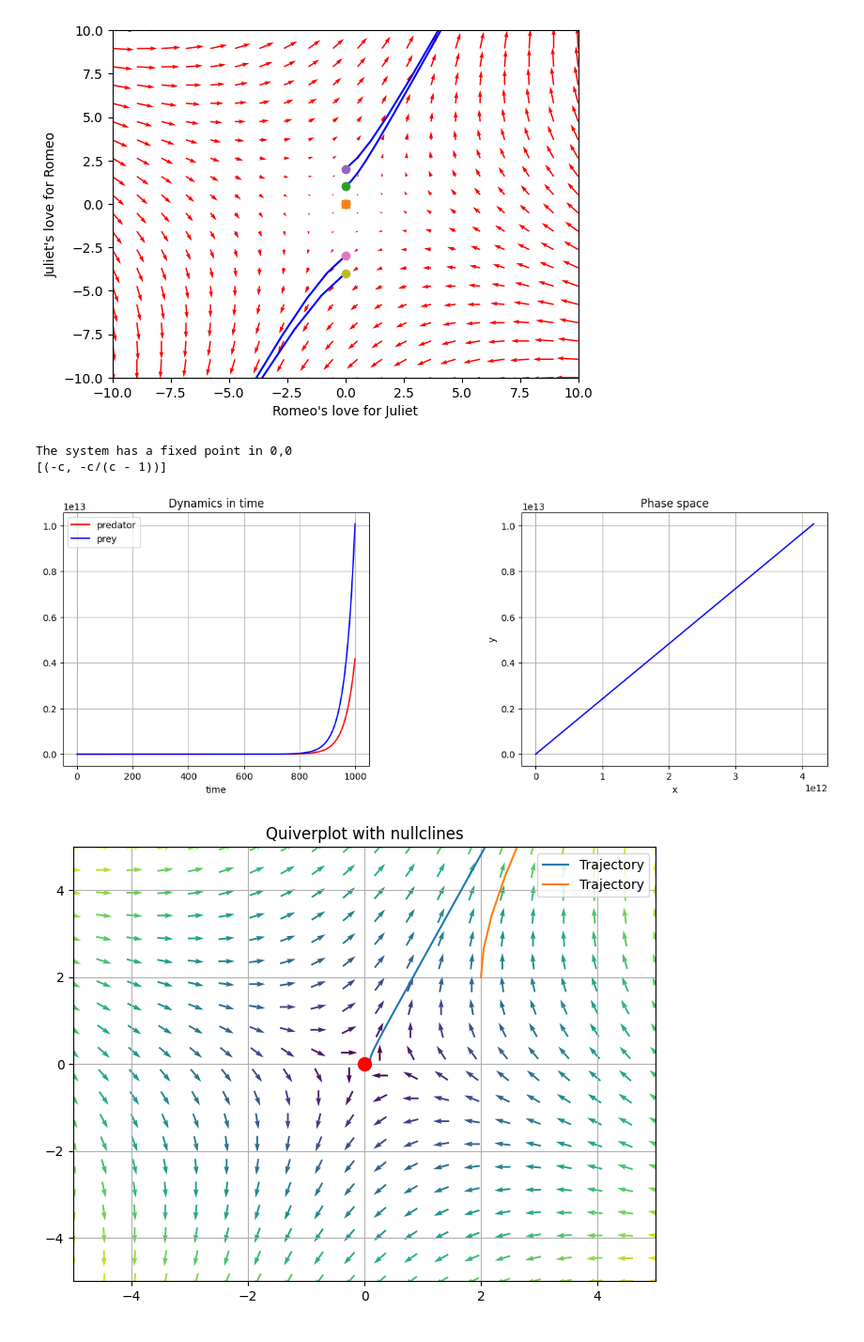
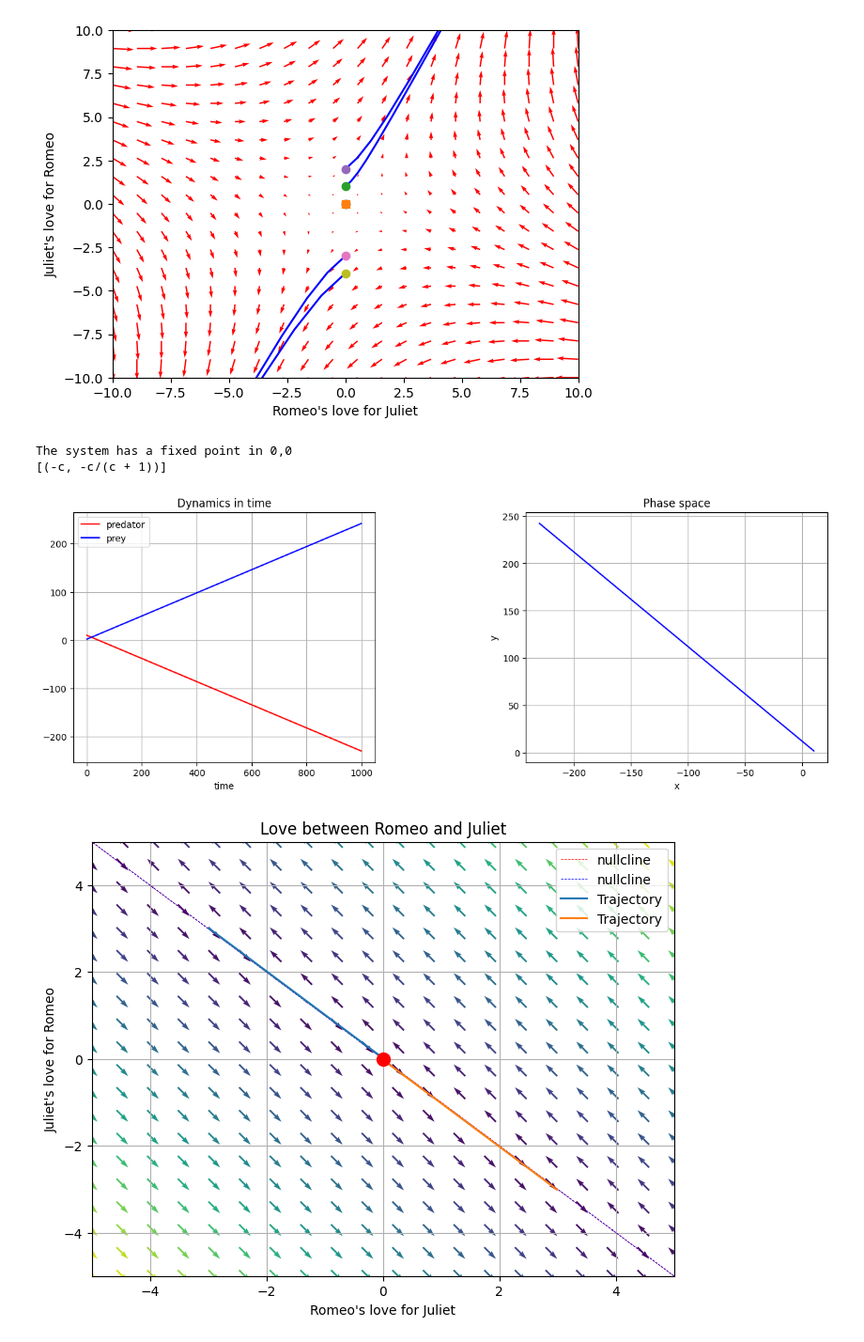
Before and after one commit to tangvanminh/ex2, a Jupyter notebook: t.ipynb, the cells around one changed output. Shown: that part at 94% size. Saved outputs shown, nothing was run; the diff lists cells and outputs as text; code cells hidden in the pictures.

Commit message:
add nullcline

```diff
--- a/t.ipynb
+++ b/t.ipynb
@@ -113,7 +113,7 @@ import sympy as sm
 from sympy import Symbol, Function, Derivative, Eq, dsolve, solve
 
 a = -1
-b = 1
+b = -1
 c = 1
 d = 1
 r0 = 1
@@ -201,48 +201,58 @@ ax4 = fig2.add_subplot(1,1,1)
 x = np.linspace(0,2,20)
 y = np.arange(0,2,20)
 
-# # plot nullclines
-# ax4.plot([0,2],[0,2], 'r--', lw=0.5, label='x-nullcline')
-# ax4.plot([0,2],[0,2], 'b--', lw=0.5, label='y-nullcline')
+
+# plot nullclines
+ax4.plot([-5*(-a/b),5*(-a/b)],[-5,5], 'r--', lw=0.5, label='nullcline')
+ax4.plot([-5*(-c/d),5*(-c/d)],[-5,5], 'b--', lw=0.5, label='nullcline')
 
 values = np.linspace(0.1, 2, 2)
 t = np.linspace(0, 150, 1000)
-for v in values:
-    # Starting point of each trajectory
-    P0 = [E*v for E in EQ]
-    # Integrate system of ODEs to get x and y values
-    P = integrate.odeint(Sys, P0, t)
-    # Plot each trajectory
-    ax4.plot( P[:,0], P[:,1],
-            # Assign starting point to trajectory label
-            label='Trajectory' )
+
+# Starting point of each trajectory
+P0 = [0.01,0.01]
+# Integrate system of ODEs to get x and y values
+P = integrate.odeint(Sys, P0, t)
+# Plot each trajectory
+ax4.plot( P[:,0], P[:,1],
+        # Assign starting point to trajectory label
+        label='Trajectory' )
+P0 = [-0.01,-0.01]
+# Integrate system of ODEs to get x and y values
+P = integrate.odeint(Sys, P0, t)
+# Plot each trajectory
+ax4.plot( P[:,0], P[:,1],
+        # Assign starting point to trajectory label
+        label='Trajectory' )
 
 
 # plot fixed points
 for point in fp:
     ax4.plot(point[0],point[1],"red", marker = "o", markersize = 10.0)
-ax4.set_title("Quiverplot with nullclines")
+ax4.set_title("Love between Romeo and Juliet")
+ax4.set_xlabel("Romeo's love for Juliet")
+ax4.set_ylabel("Juliet's love for Romeo")
 ax4.legend(loc='best')
 
 # quiverplot
 # define a grid and compute direction at each point
 x = np.linspace(-5, 5, 20)
 y = np.linspace(-5, 5, 20)
 
 X1 , Y1  = np.meshgrid(x, y)                    # create a grid
 DX1, DY1 = Sys([X1, Y1])                        # compute growth rate on the grid
 M = (np.hypot(DX1, DY1))                        # norm growth rate
 M[ M == 0] = 1.                                 # avoid zero division errors
 DX1 /= M                                        # normalize each arrows
 DY1 /= M
 
 ax4.quiver(X1, Y1, DX1, DY1, M, pivot='mid')
 ax4.set_xlim(-5,5)
 ax4.set_ylim(-5,5)
 ax4.legend()
 ax4.grid()
 # %% [output]
 The system has a fixed point in 0,0
-[(-c, -c/(c - 1))]
+[(-c, -c/(c + 1))]
-[figure, old version]
+[figure, new version]
-[figure, old version]
+[figure, new version]
```
